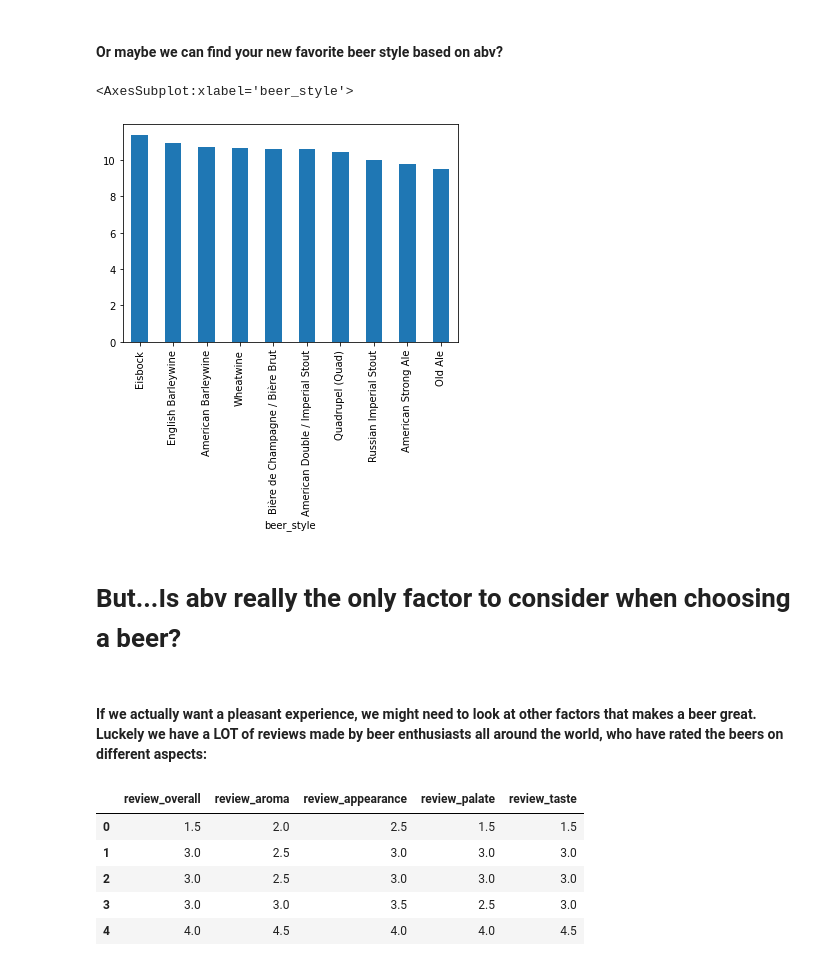
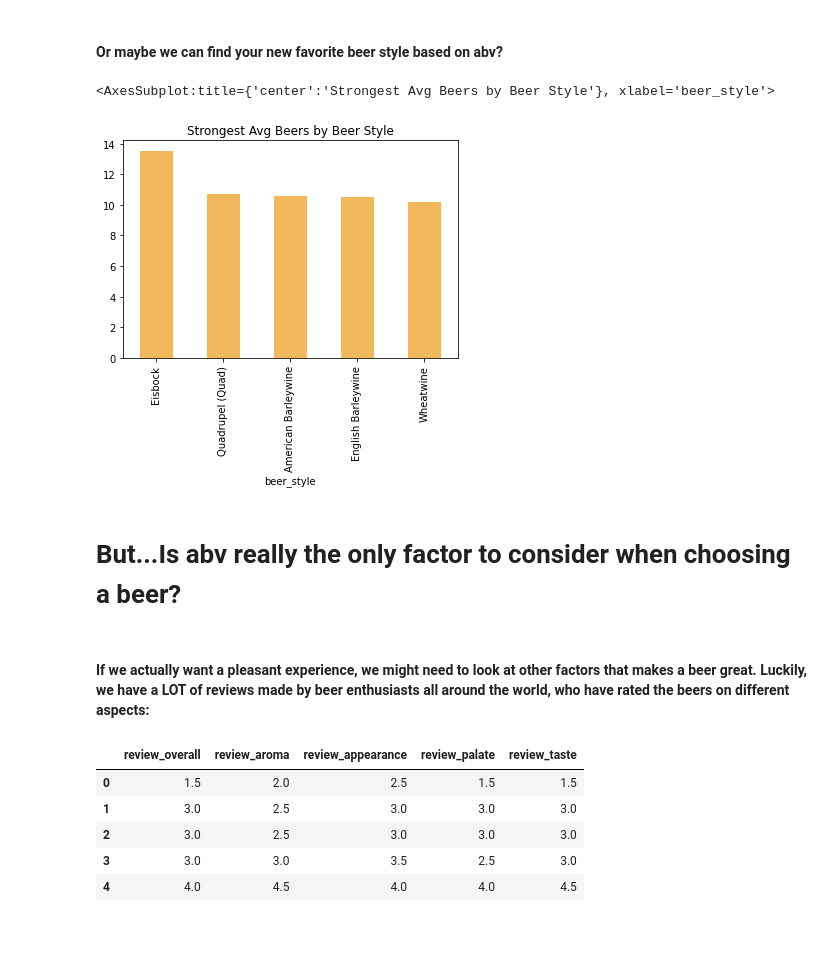
Before and after one commit to thomasblichfeldt/toogoodtogo_demo, a Jupyter notebook: best_beer.ipynb, the cells around one changed output. Saved outputs shown, nothing was run; the diff lists cells and outputs as text; code cells hidden in the pictures; blank space fills up the shorter version.

```diff
--- a/best_beer.ipynb
+++ b/best_beer.ipynb
@@ -62,15 +62,15 @@ brewery_average_abv.nlargest(10).plot(kind='bar')
 #### Or maybe we can find your new favorite beer style based on abv?
 # %%
 # ----- Find the highest average abv among beer styles -----
-beer_type_average_abv, max_average_beer_type_abv, max_average_beer_type_abv_name = highest_abv_by_group(df=raw_beer_data, group_type='beer_style')
-beer_type_average_abv.nlargest(10).plot(kind='bar')
+beer_type_average_abv, max_average_beer_type_abv, max_average_beer_type_abv_name = highest_abv_by_group(input_df=raw_beer_data, group_type='beer_style')
+beer_type_average_abv.nlargest(5).plot(kind='bar', title='Strongest Avg Beers by Beer Style', color='#F2B95C')
 # %% [output]
-<AxesSubplot:xlabel='beer_style'>
+<AxesSubplot:title={'center':'Strongest Avg Beers by Beer Style'}, xlabel='beer_style'>
-[figure, old version]
+[figure, new version]
 # %% [markdown]
 # But...Is abv really the only factor to consider when choosing a beer?
 # %% [markdown]
-#### If we actually want a pleasant experience, we might need to look at other factors that makes a beer great. Luckely we have a LOT of reviews made by beer enthusiasts all around the world, who have rated the beers on different aspects:
+#### If we actually want a pleasant experience, we might need to look at other factors that makes a beer great. Luckily, we have a LOT of reviews made by beer enthusiasts all around the world, who have rated the beers on different aspects:
 # %%
 raw_beer_data[['review_overall','review_aroma', 'review_appearance', 'review_palate', 'review_taste']].head(5)
 # %% [output]
```
Also changed, not shown: parts of 30 cells of this notebook, 3 other files.
